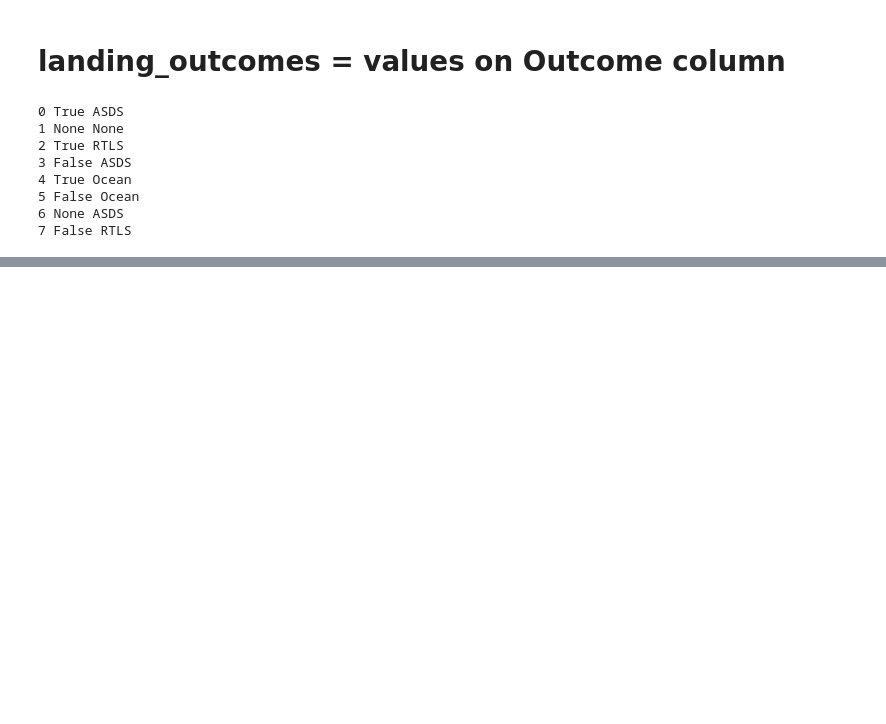
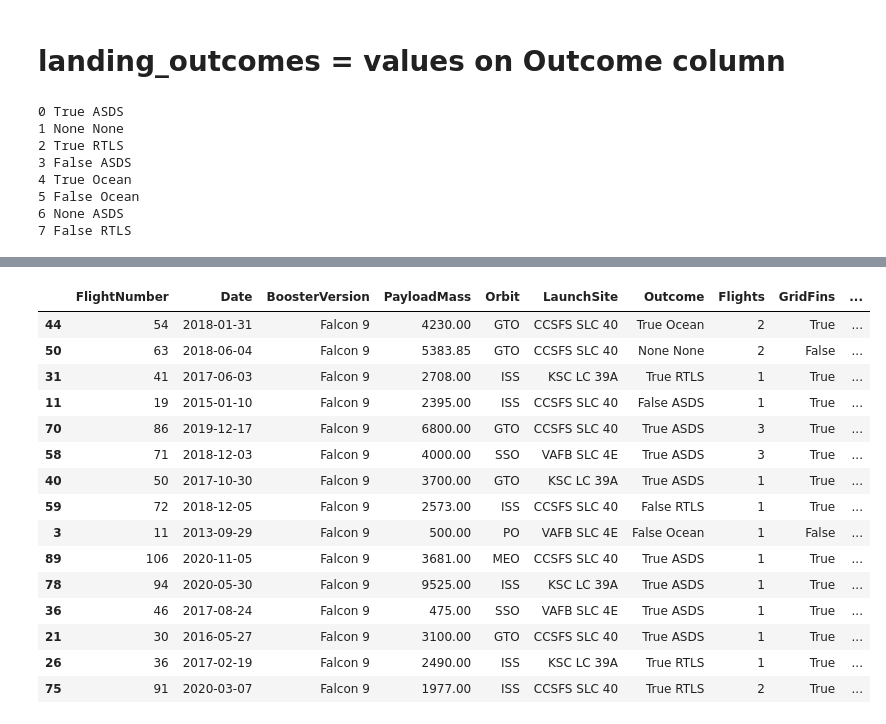
Before and after one commit to Hasan082/AI_and_Machine_learning, a Jupyter notebook: machien_learning/Applied Data Science Capstone/Space_X_Falcon_9_First_Stage_Landing.py.ipynb, the cells around one changed output, grey strips where cells are left out. Drawn from its saved outputs; the diff is of its cells as text; code cells hidden in the pictures; blank space fills up the shorter version.

```diff
--- a/machien_learning/Applied Data Science Capstone/Space_X_Falcon_9_First_Stage_Landing.py.ipynb
+++ b/machien_learning/Applied Data Science Capstone/Space_X_Falcon_9_First_Stage_Landing.py.ipynb
@@ -189,0 +184,7 @@ bad_outcomes
+# %%
+# We create a set of outcomes where the second stage did not land successfully
+bad_outcomes=set(landing_outcomes.keys()[[1,3,5,6,7]])
+bad_outcomes
+# Dynamic setup
+# bad_outcomes = set(outcome for i, outcome in enumerate(landing_outcomes.keys()) if 'True' not in outcome)
+# bad_outcomes
@@ -189,0 +195,9 @@ bad_outcomes
+# %%
+# Using the Outcome, create a list where the element is zero if the corresponding row in Outcome is in the set bad_outcome; otherwise, it's one. Then assign it to the variable landing_class:
+# landing_class = 0 if bad_outcome
+# landing_class = 1 otherwise
+landing_class = [
+    0 if outcome in bad_outcomes else 1
+    for outcome in df['Outcome']
+]
+landing_class[:15]
@@ -189,0 +206,3 @@ bad_outcomes
+# %%
+df['Class']=landing_class
+df[['Class']].head(8)
@@ -189,0 +219,19 @@ bad_outcomes
+# %%
+df.sample(15)
+# %% [output]
+|  | FlightNumber | Date | BoosterVersion | PayloadMass | Orbit | LaunchSite | Outcome | Flights | GridFins | ... |
+| 44 | 54 | 2018-01-31 | Falcon 9 | 4230.00 | GTO | CCSFS SLC 40 | True Ocean | 2 | True | ... |
+| 50 | 63 | 2018-06-04 | Falcon 9 | 5383.85 | GTO | CCSFS SLC 40 | None None | 2 | False | ... |
+| 31 | 41 | 2017-06-03 | Falcon 9 | 2708.00 | ISS | KSC LC 39A | True RTLS | 1 | True | ... |
+| 11 | 19 | 2015-01-10 | Falcon 9 | 2395.00 | ISS | CCSFS SLC 40 | False ASDS | 1 | True | ... |
+| 70 | 86 | 2019-12-17 | Falcon 9 | 6800.00 | GTO | CCSFS SLC 40 | True ASDS | 3 | True | ... |
+| 58 | 71 | 2018-12-03 | Falcon 9 | 4000.00 | SSO | VAFB SLC 4E | True ASDS | 3 | True | ... |
+| 40 | 50 | 2017-10-30 | Falcon 9 | 3700.00 | GTO | KSC LC 39A | True ASDS | 1 | True | ... |
+| 59 | 72 | 2018-12-05 | Falcon 9 | 2573.00 | ISS | CCSFS SLC 40 | False RTLS | 1 | True | ... |
+| 3 | 11 | 2013-09-29 | Falcon 9 | 500.00 | PO | VAFB SLC 4E | False Ocean | 1 | False | ... |
+| 89 | 106 | 2020-11-05 | Falcon 9 | 3681.00 | MEO | CCSFS SLC 40 | True ASDS | 1 | True | ... |
+| 78 | 94 | 2020-05-30 | Falcon 9 | 9525.00 | ISS | KSC LC 39A | True ASDS | 1 | True | ... |
+| 36 | 46 | 2017-08-24 | Falcon 9 | 475.00 | SSO | VAFB SLC 4E | True ASDS | 1 | True | ... |
+| 21 | 30 | 2016-05-27 | Falcon 9 | 3100.00 | GTO | CCSFS SLC 40 | True ASDS | 1 | True | ... |
+| 26 | 36 | 2017-02-19 | Falcon 9 | 2490.00 | ISS | KSC LC 39A | True RTLS | 1 | True | ... |
+| 75 | 91 | 2020-03-07 | Falcon 9 | 1977.00 | ISS | CCSFS SLC 40 | True RTLS | 2 | True | ... |
```
Also changed, not shown: parts of 5 cells of this notebook.
